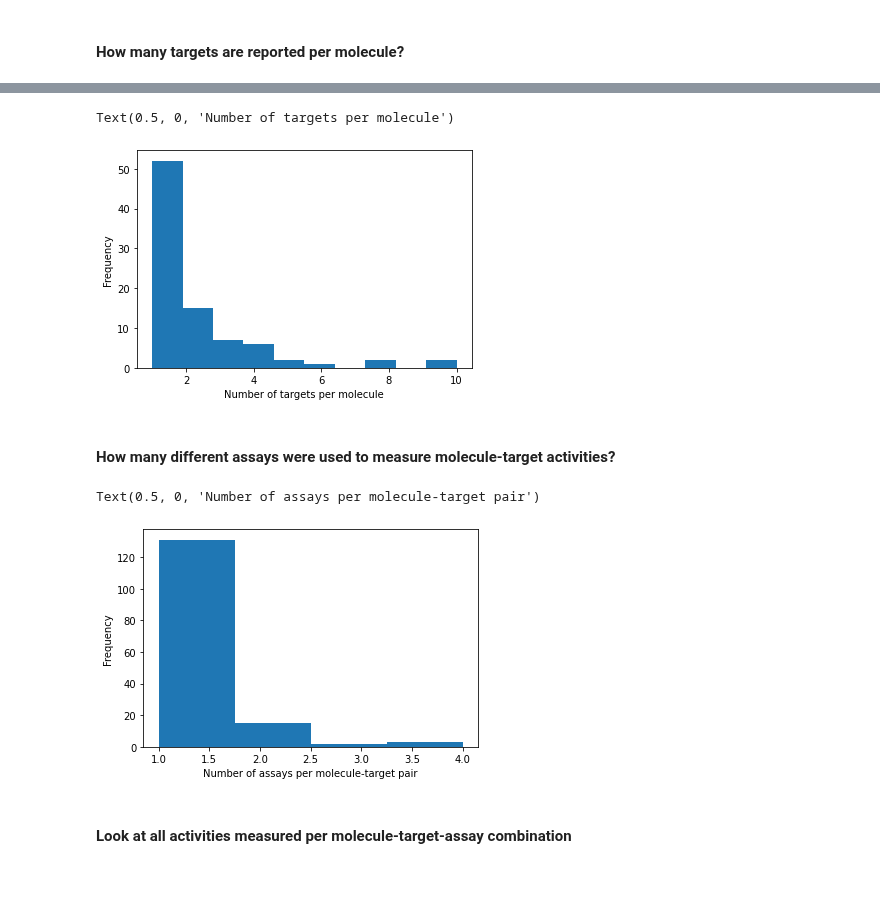
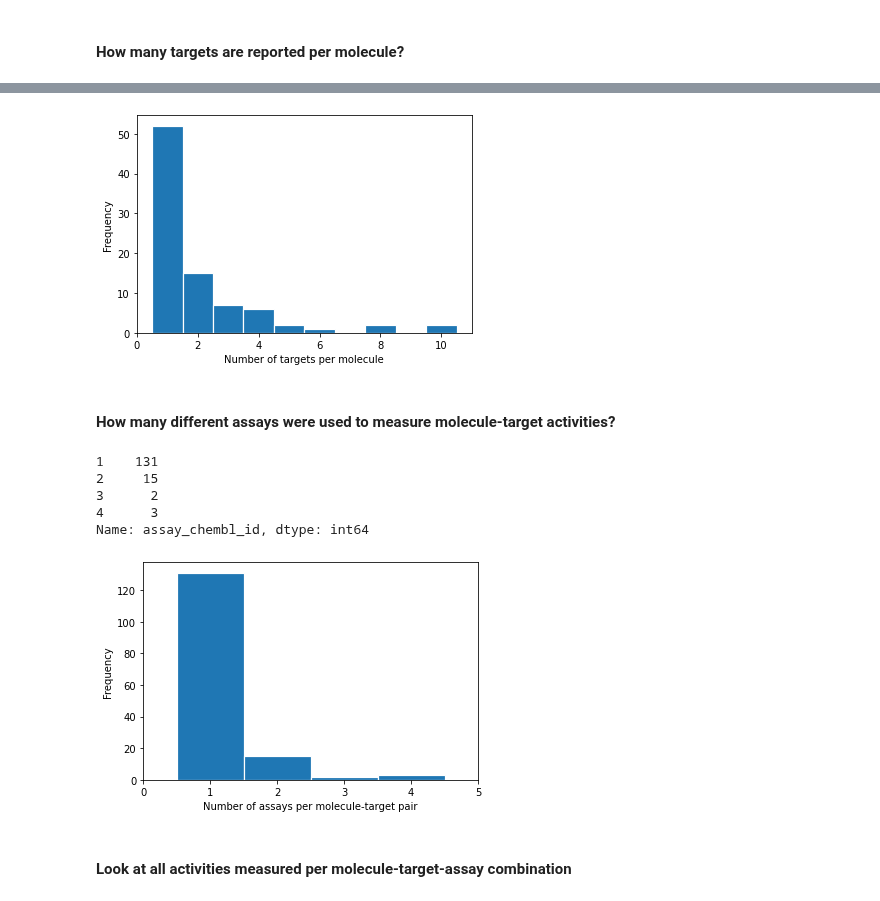
Before and after one commit to volkamerlab/KinFragLib, a Jupyter notebook: notebooks/4_4_combinatorial_library_comparison_chembl.ipynb, the cells around one changed output, grey strips where cells are left out. Saved outputs shown, nothing was run; the diff lists cells and outputs as text; code cells hidden in the pictures.

Commit message:
(4_4) Fix histograms, add target info to active kinase molecules

```diff
--- a/notebooks/4_4_combinatorial_library_comparison_chembl.ipynb
+++ b/notebooks/4_4_combinatorial_library_comparison_chembl.ipynb
@@ -379,25 +395,41 @@ filtering
 # %%
-n_targets_per_molecule = activities.groupby(
-    ['molecule_chembl_id']
-)['target_chembl_id'].size()
-
-ax = n_targets_per_molecule.plot(kind='hist', bins=n_targets_per_molecule.max())
+ax = n_targets_per_molecule.plot(
+    kind='hist',
+    bins=np.arange(n_targets_per_molecule.max() + 2) - 0.5,
+    edgecolor='white',
+    linewidth=1.2,
+    xlim=[0, n_targets_per_molecule.max() + 1]
+)
 ax.set_xlabel('Number of targets per molecule')
+plt.show()
 # %% [output]
-Text(0.5, 0, 'Number of targets per molecule')
-[figure, old version]
+[figure, new version]
 # %% [markdown]
 #### How many different assays were used to measure molecule-target activities?
+# %%
+n_assays_per_molecule_target = activities.groupby(
+    ['molecule_chembl_id', 'target_chembl_id']
+)['assay_chembl_id'].size()
+
+n_assays_per_molecule_target.value_counts(sort=False)
+# %% [output]
+1    131
+2     15
+3      2
+4      3
+Name: assay_chembl_id, dtype: int64
 # %%
-n_assays_per_molecule_target = activities.groupby(
-    ['molecule_chembl_id', 'target_chembl_id']
-)['assay_chembl_id'].size()
-
-ax = n_assays_per_molecule_target.plot(kind='hist', bins=n_assays_per_molecule_target.max())
+ax = n_assays_per_molecule_target.plot(
+    kind='hist',
+    bins=np.arange(n_assays_per_molecule_target.max() + 2) - 0.5,
+    edgecolor='white',
+    linewidth=1.2,
+    xlim=[0, n_assays_per_molecule_target.max() + 1]
+)
 ax.set_xlabel('Number of assays per molecule-target pair')
+plt.show()
 # %% [output]
-Text(0.5, 0, 'Number of assays per molecule-target pair')
-[figure, old version]
+[figure, new version]
 # %% [markdown]
 #### Look at all activities measured per molecule-target-assay combination
 # %% [markdown]
```
Also changed, not shown: parts of 15 cells of this notebook.
